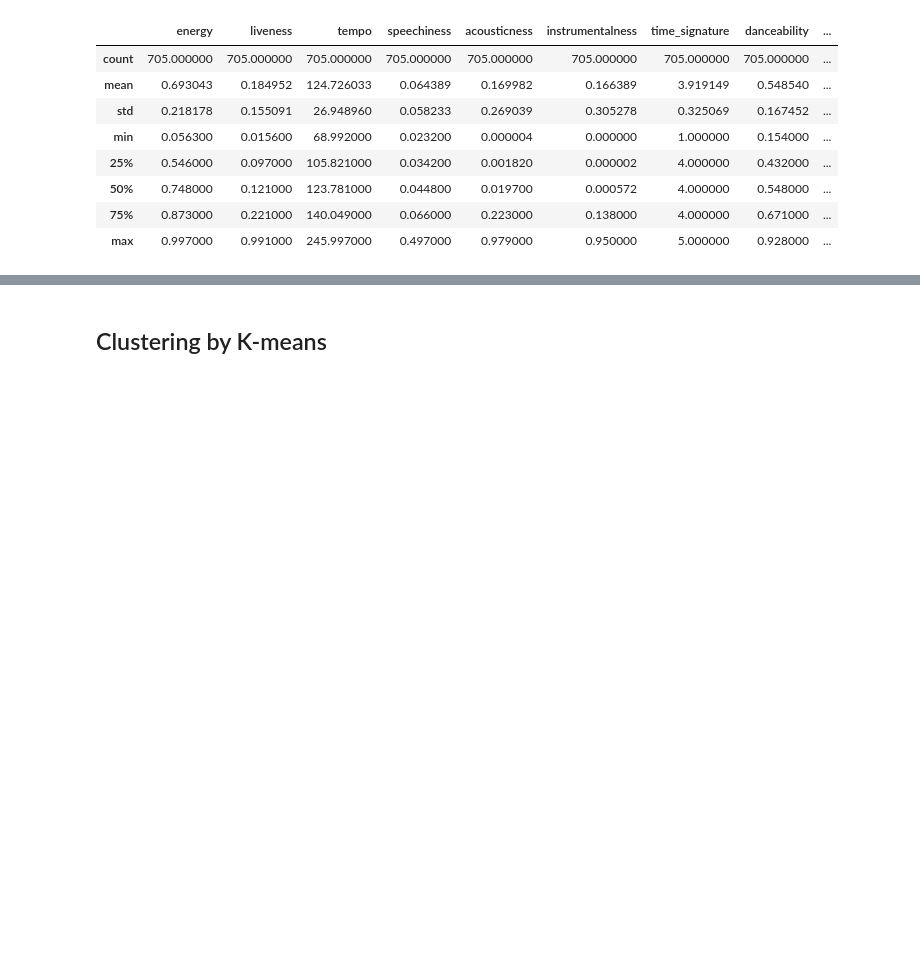
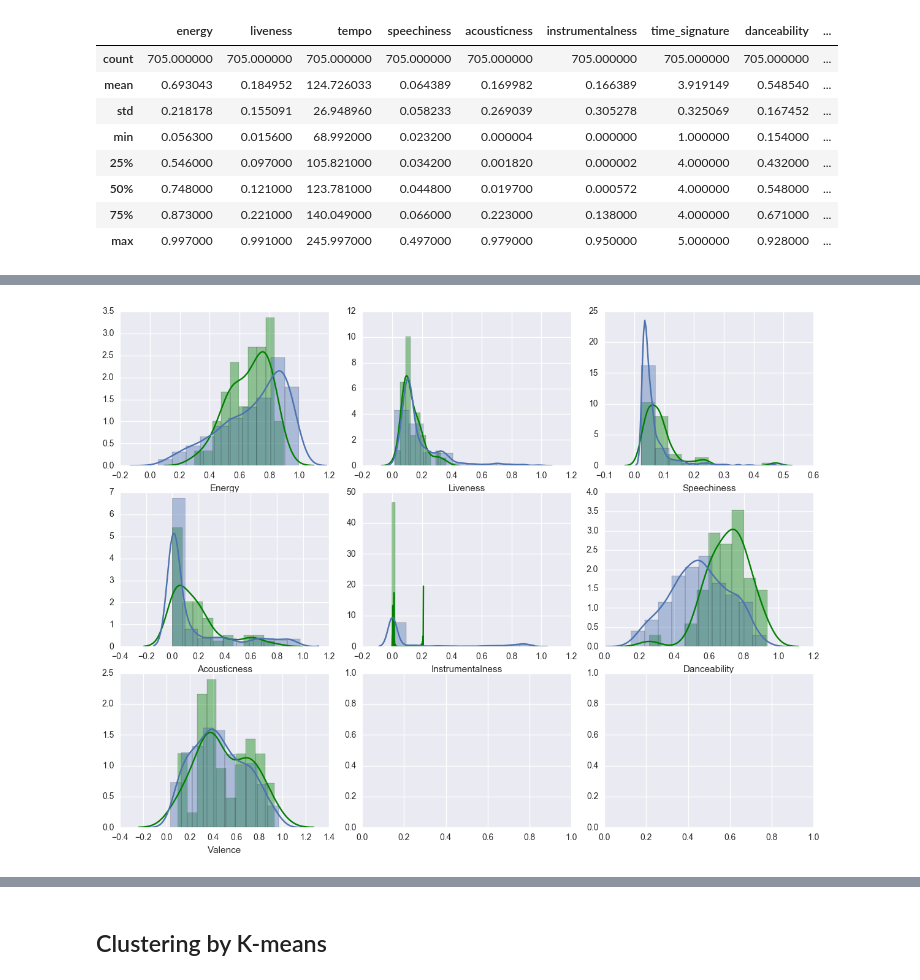
Before and after one commit to ThomPijnenburg/Spotify-Favourites, a Jupyter notebook: SpotifyFavourites.ipynb, the cells around one changed output, grey strips where cells are left out. Cells and saved outputs as stored; diff of their text form; code cells hidden in the pictures; blank space fills up the shorter version.

Commit message:
compare with global, update documentation and some viz

```diff
--- a/SpotifyFavourites.ipynb
+++ b/SpotifyFavourites.ipynb
@@ -94,0 +151,5 @@ cleaned_feature_df.head(10)
+# %%
+global_df = pd.read_csv('spotifycharts-37i9dQZEVXbMDoHDwVN2tF.csv');
+cleaned_global_df = global_df.drop(['tempo', 'time_signature', 'key', 'duration_ms', 'mode', 'type', 'loudness'], axis=1)
+
+global_df.head()
@@ -94,0 +163,19 @@ cleaned_feature_df.head(10)
+# %%
+# Plot
+
+feature_cols = ['energy', 'liveness', 'speechiness', 'acousticness', 'instrumentalness', 'danceability', 'valence']
+
+f, axes = plt.subplots(3, 3, figsize=(12, 9))
+plt.tight_layout()
+
+idx = 0;
+for i in range(0,3):
+    for j in range(0,3):
+        if idx == len(feature_cols):
+            break
+        feature_ij = feature_cols[idx];
+        sns.distplot(cleaned_global_df[feature_ij], bins=10, ax=axes[i,j], color='g').set_xlabel(feature_ij.capitalize())
+        sns.distplot(cleaned_feature_df[feature_ij], bins=10, ax=axes[i,j]).set_xlabel(feature_ij.capitalize())
+        idx += 1
+# %% [output]
+[figure, added]
```
Also changed, not shown: parts of 40 cells of this notebook, 3 other files.
